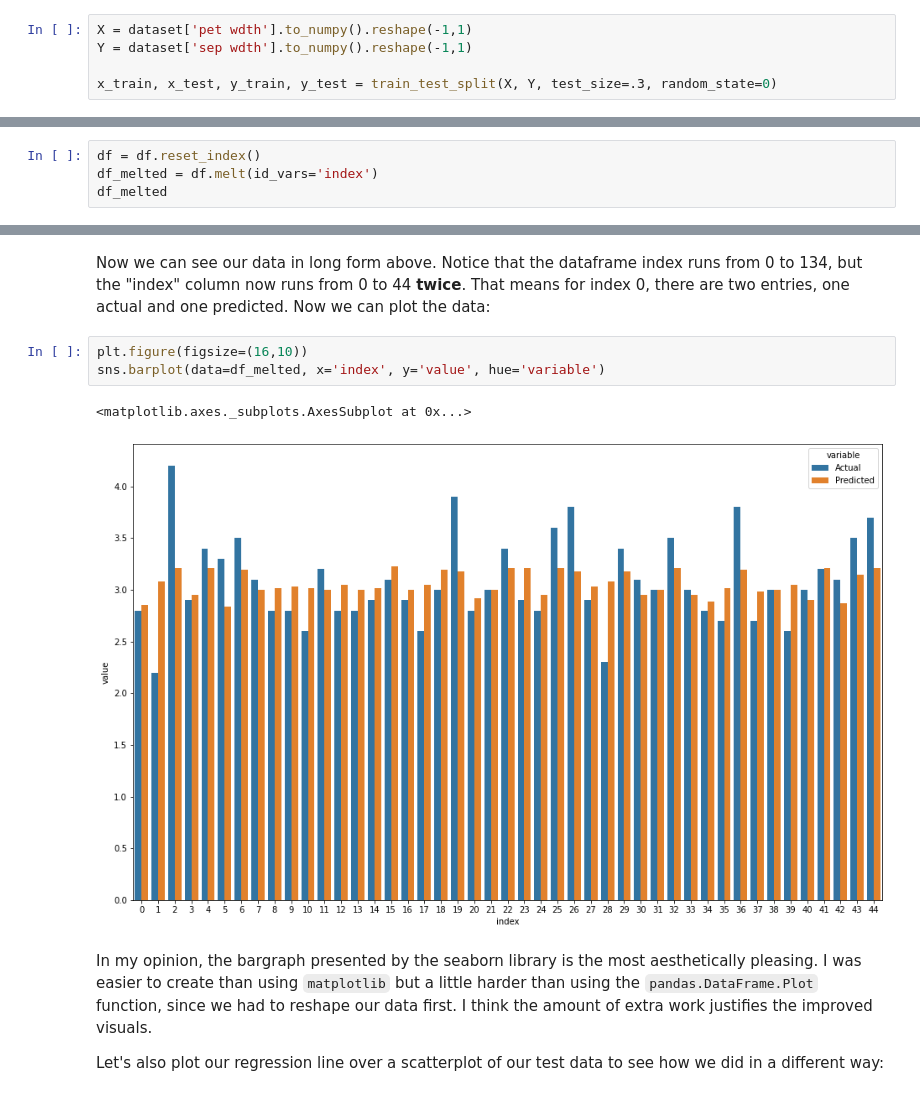
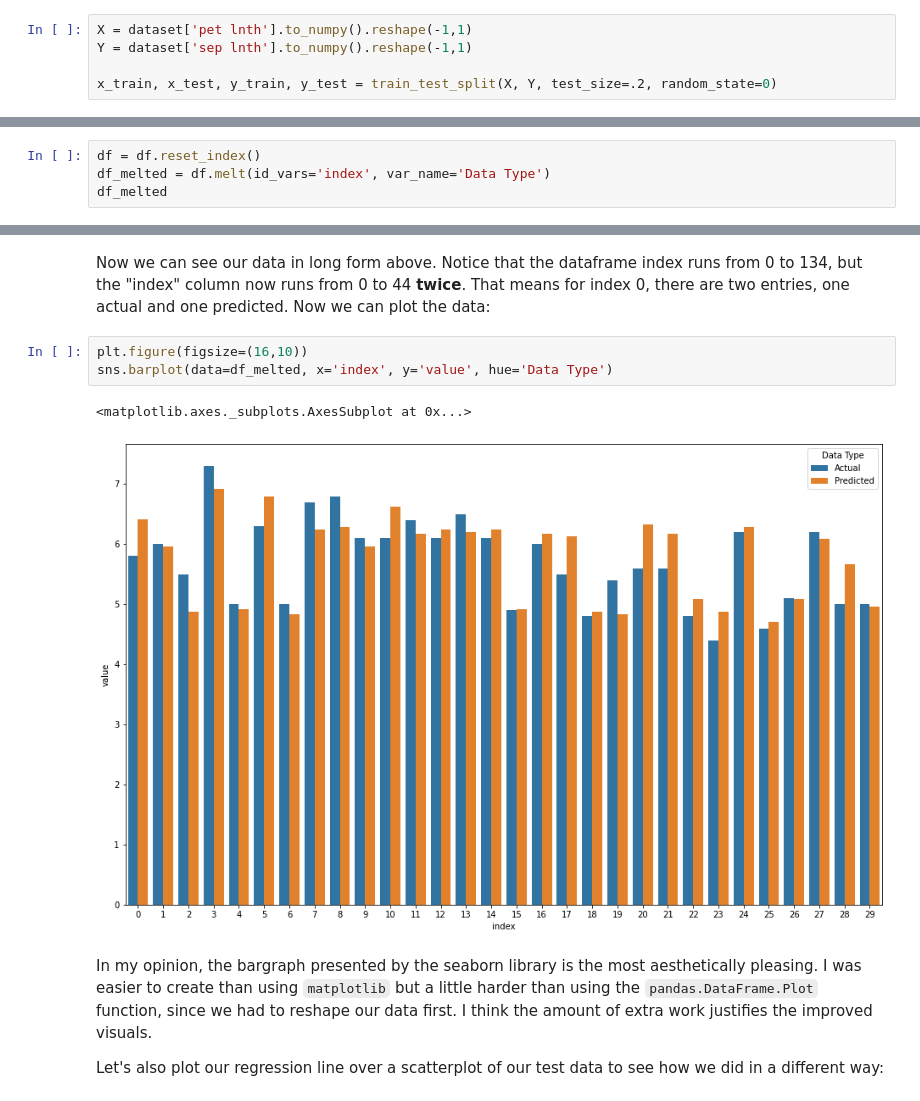
Before and after one commit to wcneill/ml-from-scratch, a Jupyter notebook: jupyter_practice/linear_regression_02.ipynb, the cells around one changed output, grey strips where cells are left out. Drawn from its saved outputs; the diff is of its cells as text.

```diff
--- a/jupyter_practice/linear_regression_02.ipynb
+++ b/jupyter_practice/linear_regression_02.ipynb
@@ -85,8 +85,8 @@ Let's try to predict sepal length based on petal width using linear regression.
 # %%
-X = dataset['pet wdth'].to_numpy().reshape(-1,1)
-Y = dataset['sep wdth'].to_numpy().reshape(-1,1)
+X = dataset['pet lnth'].to_numpy().reshape(-1,1)
+Y = dataset['sep lnth'].to_numpy().reshape(-1,1)
 
-x_train, x_test, y_train, y_test = train_test_split(X, Y, test_size=.3, random_state=0)
+x_train, x_test, y_train, y_test = train_test_split(X, Y, test_size=.2, random_state=0)
 # %% [markdown]
 Now, we have split our data out and we want to train our model:
 # %%
@@ -165,6 +165,6 @@ We also want to make sure that our sample numbers (noted in the dataframe index)
 In other words index=0 should be associated with two values: One value categorized by "Actual" and the other categorized by "Predicted". In our current wide form, this mapping is mainteained by our dataframe index, but that will be lost when we melt to long form. If we lose this data, we won't be able to plot our samples side by side on the x-axis to compare their actual and predicted values. In order to avoid losing this data, we will make the index a column of our dataset:
 # %%
 df = df.reset_index()
-df_melted = df.melt(id_vars='index')
+df_melted = df.melt(id_vars='index', var_name='Data Type')
 df_melted
 # %% [output]
@@ -185,10 +189,10 @@ df_melted
 Now we can see our data in long form above. Notice that the dataframe index runs from 0 to 134, but the "index" column now runs from 0 to 44 __twice__. That means for index 0, there are two entries, one actual and one predicted. Now we can plot the data:
 # %%
 plt.figure(figsize=(16,10))
-sns.barplot(data=df_melted, x='index', y='value', hue='variable')
+sns.barplot(data=df_melted, x='index', y='value', hue='Data Type')
 # %% [output]
 <matplotlib.axes._subplots.AxesSubplot at 0x...>
-[figure, old version]
+[figure, new version]
 # %% [markdown]
 In my opinion, the bargraph presented by the seaborn library is the most aesthetically pleasing. I was easier to create than using `matplotlib` but a little harder than using the `pandas.DataFrame.Plot` function, since we had to reshape our data first. I think the amount of extra work justifies the improved visuals.
 
```
Also changed, not shown: parts of 10 cells of this notebook.
